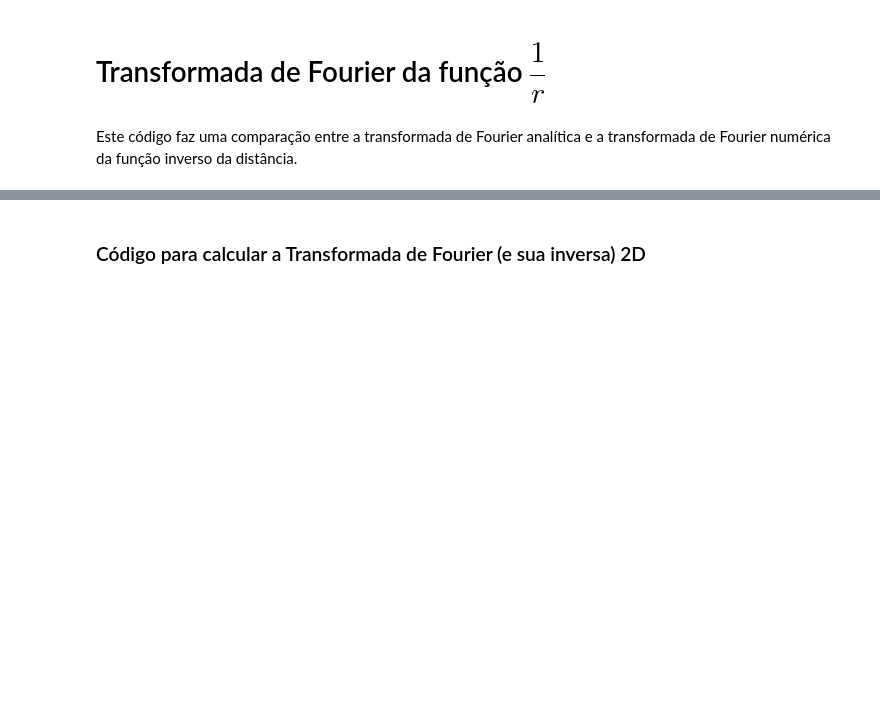
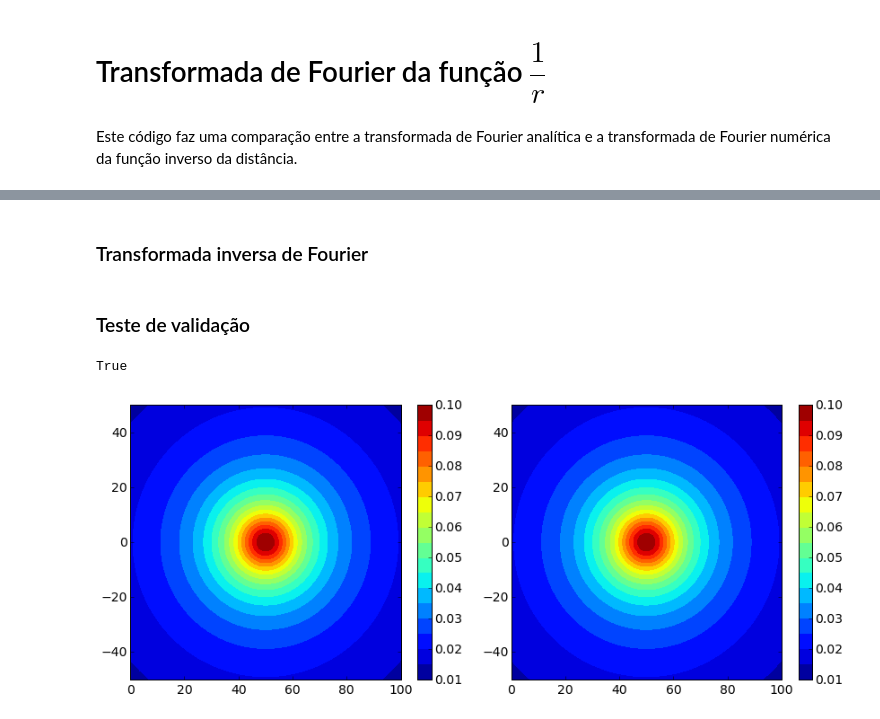
Before and after one commit to birocoles/Disciplina-metodos-potenciais, a Jupyter notebook: Aulas/Fourier/TF_inv_distancia.ipynb, the cells around one changed output, grey strips where cells are left out. Drawn from its saved outputs; the diff is of its cells as text; code cells hidden in the pictures; blank space fills up the shorter version.

Commit message:
transformada de Fourier da funcao 1/r

```diff
--- a/Aulas/Fourier/TF_inv_distancia.ipynb
+++ b/Aulas/Fourier/TF_inv_distancia.ipynb
@@ -14 +32,5 @@ rc['font.size'] = 14
+# %%
+r = np.sqrt((X-x0)**2. + (Y-y0)**2. + (Z-z0)**2.)
+# %%
+f = 1./r
 # %% [markdown]
@@ -38,2 +40,4 @@ def iDFT_slow_1D(x):
+# %%
+Fn = fft2(f)
 # %% [markdown]
-### Código para calcular a Transformada de Fourier (e sua inversa) 2D
+### Transformada inversa de Fourier
@@ -64,0 +44,20 @@ def iDFT_slow_2D(x):
+# %%
+fn = ifft2(Fn).real
+# %% [markdown]
+### Teste de validação
+# %%
+np.allclose(fn, f)
+# %% [output]
+True
+# %%
+plt.figure(figsize=(12,5))
+plt.subplot(1,2,1)
+plt.contourf(Y,X,f,20)
+plt.colorbar()
+plt.subplot(1,2,2)
+plt.contourf(Y,X,fn,20)
+plt.colorbar()
+plt.tight_layout()
+plt.show()
+# %% [output]
+[figure, added]
```
Also changed, not shown: parts of 13 cells of this notebook.
